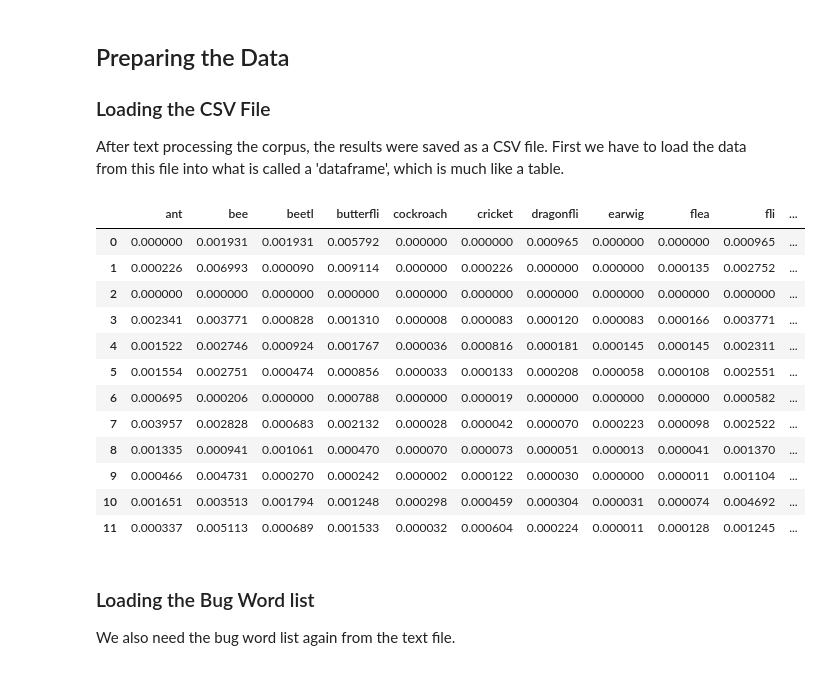
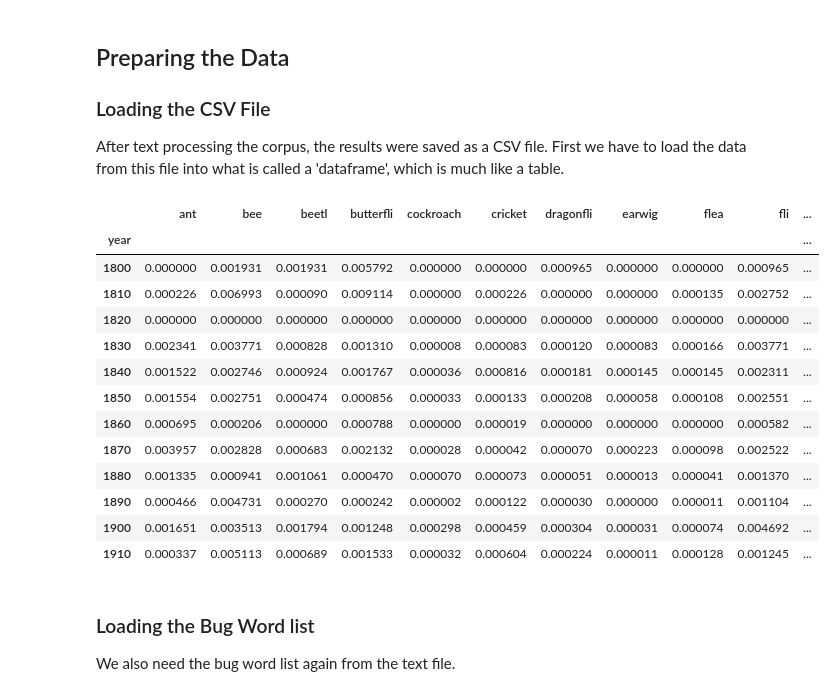
Before and after one commit to mchesterkadwell/bughunt-analysis, a Jupyter notebook: notebooks/3-visualising-data.ipynb, the cells around one changed output. Cells and saved outputs as stored; diff of their text form; code cells hidden in the pictures.

```diff
--- a/notebooks/3-visualising-data.ipynb
+++ b/notebooks/3-visualising-data.ipynb
@@ -13,24 +13,25 @@ After text processing the corpus, the results were saved as a CSV file. First we
 # %%
 from pathlib import Path
 data_path = Path('..', 'output', 'csv', 'bughunt', 'insect-stem-freq-unigram.csv')
 
 import pandas as pd
-df = pd.read_csv(data_path)
+df = pd.read_csv(data_path, index_col='year')
 df
 # %% [output]
 |  | ant | bee | beetl | butterfli | cockroach | cricket | dragonfli | earwig | flea | fli | ... |
-| 0 | 0.000000 | 0.001931 | 0.001931 | 0.005792 | 0.000000 | 0.000000 | 0.000965 | 0.000000 | 0.000000 | 0.000965 | ... |
-| 1 | 0.000226 | 0.006993 | 0.000090 | 0.009114 | 0.000000 | 0.000226 | 0.000000 | 0.000000 | 0.000135 | 0.002752 | ... |
-| 2 | 0.000000 | 0.000000 | 0.000000 | 0.000000 | 0.000000 | 0.000000 | 0.000000 | 0.000000 | 0.000000 | 0.000000 | ... |
-| 3 | 0.002341 | 0.003771 | 0.000828 | 0.001310 | 0.000008 | 0.000083 | 0.000120 | 0.000083 | 0.000166 | 0.003771 | ... |
-| 4 | 0.001522 | 0.002746 | 0.000924 | 0.001767 | 0.000036 | 0.000816 | 0.000181 | 0.000145 | 0.000145 | 0.002311 | ... |
-| 5 | 0.001554 | 0.002751 | 0.000474 | 0.000856 | 0.000033 | 0.000133 | 0.000208 | 0.000058 | 0.000108 | 0.002551 | ... |
-| 6 | 0.000695 | 0.000206 | 0.000000 | 0.000788 | 0.000000 | 0.000019 | 0.000000 | 0.000000 | 0.000000 | 0.000582 | ... |
-| 7 | 0.003957 | 0.002828 | 0.000683 | 0.002132 | 0.000028 | 0.000042 | 0.000070 | 0.000223 | 0.000098 | 0.002522 | ... |
-| 8 | 0.001335 | 0.000941 | 0.001061 | 0.000470 | 0.000070 | 0.000073 | 0.000051 | 0.000013 | 0.000041 | 0.001370 | ... |
-| 9 | 0.000466 | 0.004731 | 0.000270 | 0.000242 | 0.000002 | 0.000122 | 0.000030 | 0.000000 | 0.000011 | 0.001104 | ... |
-| 10 | 0.001651 | 0.003513 | 0.001794 | 0.001248 | 0.000298 | 0.000459 | 0.000304 | 0.000031 | 0.000074 | 0.004692 | ... |
-| 11 | 0.000337 | 0.005113 | 0.000689 | 0.001533 | 0.000032 | 0.000604 | 0.000224 | 0.000011 | 0.000128 | 0.001245 | ... |
+| year |  |  |  |  |  |  |  |  |  |  | ... |
+| 1800 | 0.000000 | 0.001931 | 0.001931 | 0.005792 | 0.000000 | 0.000000 | 0.000965 | 0.000000 | 0.000000 | 0.000965 | ... |
+| 1810 | 0.000226 | 0.006993 | 0.000090 | 0.009114 | 0.000000 | 0.000226 | 0.000000 | 0.000000 | 0.000135 | 0.002752 | ... |
+| 1820 | 0.000000 | 0.000000 | 0.000000 | 0.000000 | 0.000000 | 0.000000 | 0.000000 | 0.000000 | 0.000000 | 0.000000 | ... |
+| 1830 | 0.002341 | 0.003771 | 0.000828 | 0.001310 | 0.000008 | 0.000083 | 0.000120 | 0.000083 | 0.000166 | 0.003771 | ... |
+| 1840 | 0.001522 | 0.002746 | 0.000924 | 0.001767 | 0.000036 | 0.000816 | 0.000181 | 0.000145 | 0.000145 | 0.002311 | ... |
+| 1850 | 0.001554 | 0.002751 | 0.000474 | 0.000856 | 0.000033 | 0.000133 | 0.000208 | 0.000058 | 0.000108 | 0.002551 | ... |
+| 1860 | 0.000695 | 0.000206 | 0.000000 | 0.000788 | 0.000000 | 0.000019 | 0.000000 | 0.000000 | 0.000000 | 0.000582 | ... |
+| 1870 | 0.003957 | 0.002828 | 0.000683 | 0.002132 | 0.000028 | 0.000042 | 0.000070 | 0.000223 | 0.000098 | 0.002522 | ... |
+| 1880 | 0.001335 | 0.000941 | 0.001061 | 0.000470 | 0.000070 | 0.000073 | 0.000051 | 0.000013 | 0.000041 | 0.001370 | ... |
+| 1890 | 0.000466 | 0.004731 | 0.000270 | 0.000242 | 0.000002 | 0.000122 | 0.000030 | 0.000000 | 0.000011 | 0.001104 | ... |
+| 1900 | 0.001651 | 0.003513 | 0.001794 | 0.001248 | 0.000298 | 0.000459 | 0.000304 | 0.000031 | 0.000074 | 0.004692 | ... |
+| 1910 | 0.000337 | 0.005113 | 0.000689 | 0.001533 | 0.000032 | 0.000604 | 0.000224 | 0.000011 | 0.000128 | 0.001245 | ... |
 # %% [markdown]
 ### Loading the Bug Word list
 We also need the bug word list again from the text file.
```
Also changed, not shown: parts of 2 cells of this notebook.
